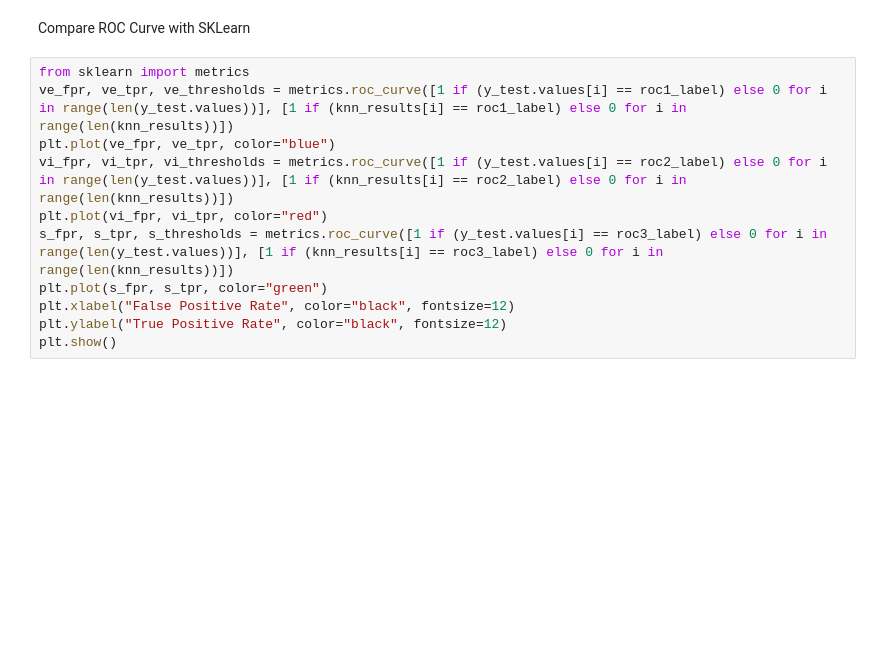
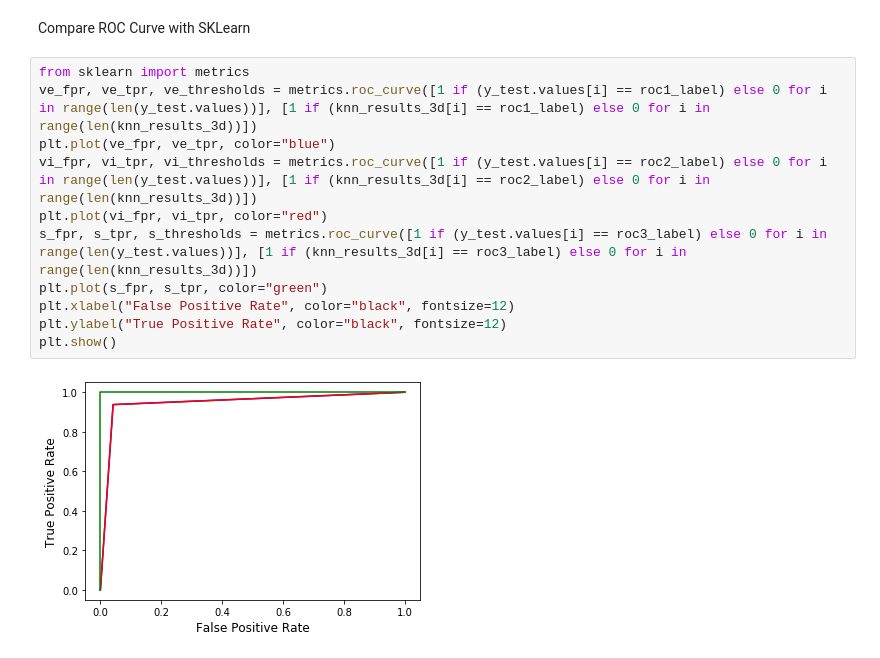
Before and after one commit to luisespriella9/ML-Algorithms, a Jupyter notebook: K-Nearest-Neighbors.ipynb, the cells around one changed output. Cells and saved outputs as stored; diff of their text form; blank space fills up the shorter version.

Commit message:
implemented PCA with 3 dimensions which results in a 95% accuracy rate

```diff
--- a/K-Nearest-Neighbors.ipynb
+++ b/K-Nearest-Neighbors.ipynb
@@ -312,12 +318,14 @@ plt.show()
 Compare ROC Curve with SKLearn
 # %%
 from sklearn import metrics
-ve_fpr, ve_tpr, ve_thresholds = metrics.roc_curve([1 if (y_test.values[i] == roc1_label) else 0 for i in range(len(y_test.values))], [1 if (knn_results[i] == roc1_label) else 0 for i in range(len(knn_results))])
+ve_fpr, ve_tpr, ve_thresholds = metrics.roc_curve([1 if (y_test.values[i] == roc1_label) else 0 for i in range(len(y_test.values))], [1 if (knn_results_3d[i] == roc1_label) else 0 for i in range(len(knn_results_3d))])
 plt.plot(ve_fpr, ve_tpr, color="blue")
-vi_fpr, vi_tpr, vi_thresholds = metrics.roc_curve([1 if (y_test.values[i] == roc2_label) else 0 for i in range(len(y_test.values))], [1 if (knn_results[i] == roc2_label) else 0 for i in range(len(knn_results))])
+vi_fpr, vi_tpr, vi_thresholds = metrics.roc_curve([1 if (y_test.values[i] == roc2_label) else 0 for i in range(len(y_test.values))], [1 if (knn_results_3d[i] == roc2_label) else 0 for i in range(len(knn_results_3d))])
 plt.plot(vi_fpr, vi_tpr, color="red")
-s_fpr, s_tpr, s_thresholds = metrics.roc_curve([1 if (y_test.values[i] == roc3_label) else 0 for i in range(len(y_test.values))], [1 if (knn_results[i] == roc3_label) else 0 for i in range(len(knn_results))])
+s_fpr, s_tpr, s_thresholds = metrics.roc_curve([1 if (y_test.values[i] == roc3_label) else 0 for i in range(len(y_test.values))], [1 if (knn_results_3d[i] == roc3_label) else 0 for i in range(len(knn_results_3d))])
 plt.plot(s_fpr, s_tpr, color="green")
 plt.xlabel("False Positive Rate", color="black", fontsize=12)
 plt.ylabel("True Positive Rate", color="black", fontsize=12)
 plt.show()
+# %% [output]
+[figure, added]
```
Also changed, not shown: parts of 2 cells of this notebook.
